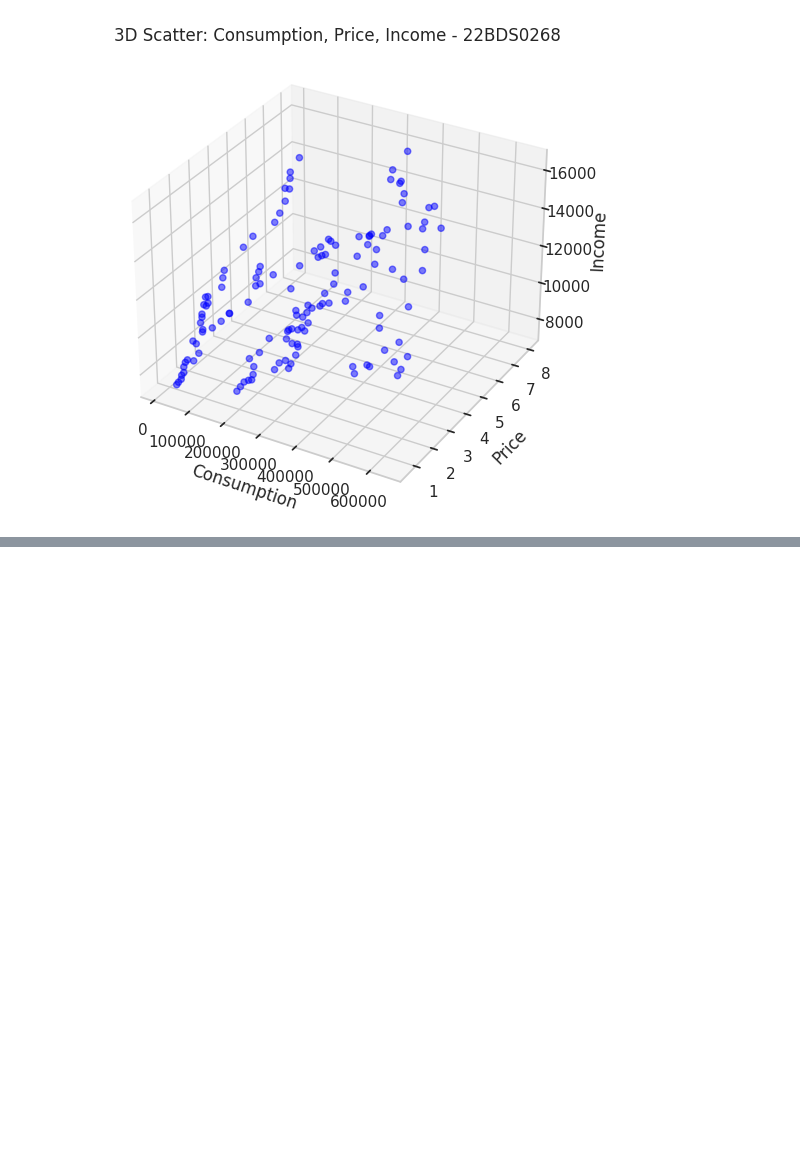
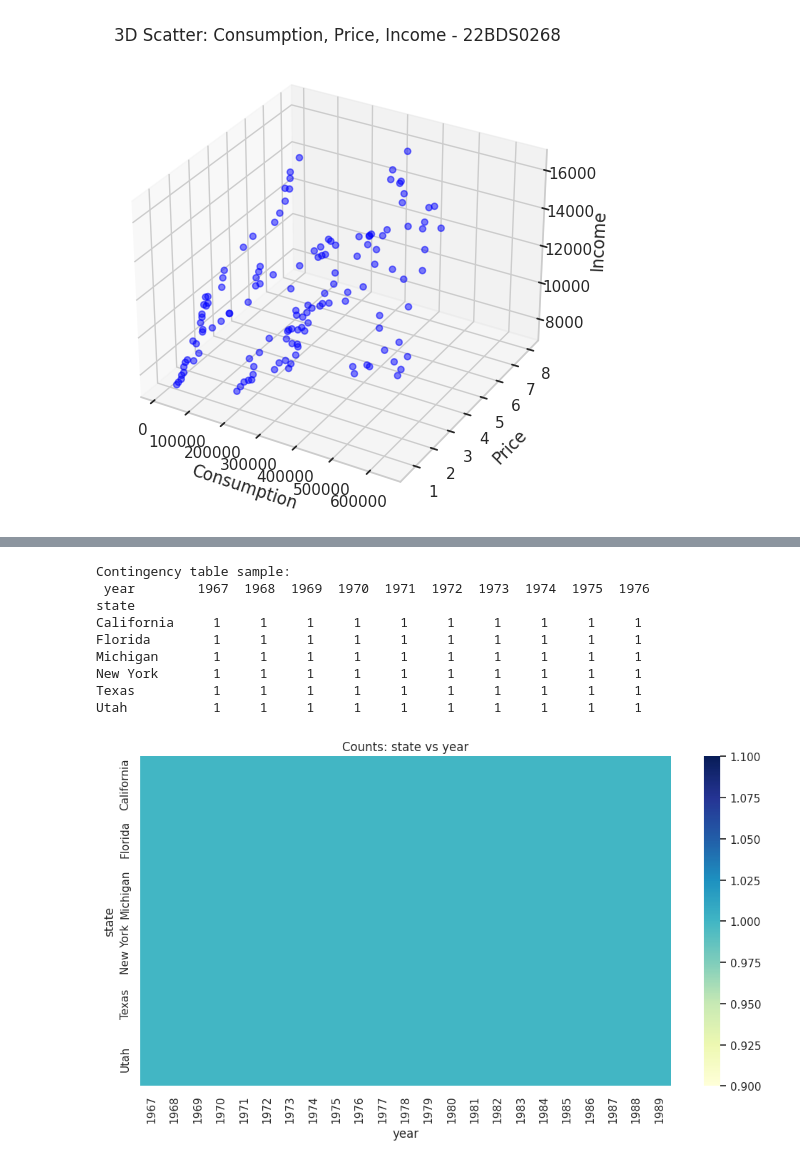
Before and after one commit to Ramit28/22BDS0268, a Jupyter notebook: 22BDS0268.ipynb, the cells around one changed output, grey strips where cells are left out. Saved outputs shown, nothing was run; the diff lists cells and outputs as text; code cells hidden in the pictures; blank space fills up the shorter version.

```diff
--- a/22BDS0268.ipynb
+++ b/22BDS0268.ipynb
@@ -422,0 +459,21 @@ Name: count, dtype: int64
+# %%
+# categorical vs categorical: contingency and heatmap
+if 'state' in df.columns and 'year' in df.columns:
+    # example: count of records per state-year (may be sparse)
+    ct = pd.crosstab(df['state'], df['year'])
+    print("Contingency table sample:\n", ct.iloc[:10,:10])
+    plt.figure(figsize=(12,6))
+    sns.heatmap(ct, cmap='YlGnBu')
+    plt.title("Counts: state vs year")
+    plt.show()
+# %% [output]
+Contingency table sample:
+ year        1967  1968  1969  1970  1971  1972  1973  1974  1975  1976
+state
+California     1     1     1     1     1     1     1     1     1     1
+Florida        1     1     1     1     1     1     1     1     1     1
+Michigan       1     1     1     1     1     1     1     1     1     1
+New York       1     1     1     1     1     1     1     1     1     1
+Texas          1     1     1     1     1     1     1     1     1     1
+Utah           1     1     1     1     1     1     1     1     1     1
+[figure, added]
```
Also changed, not shown: parts of 10 cells of this notebook.
